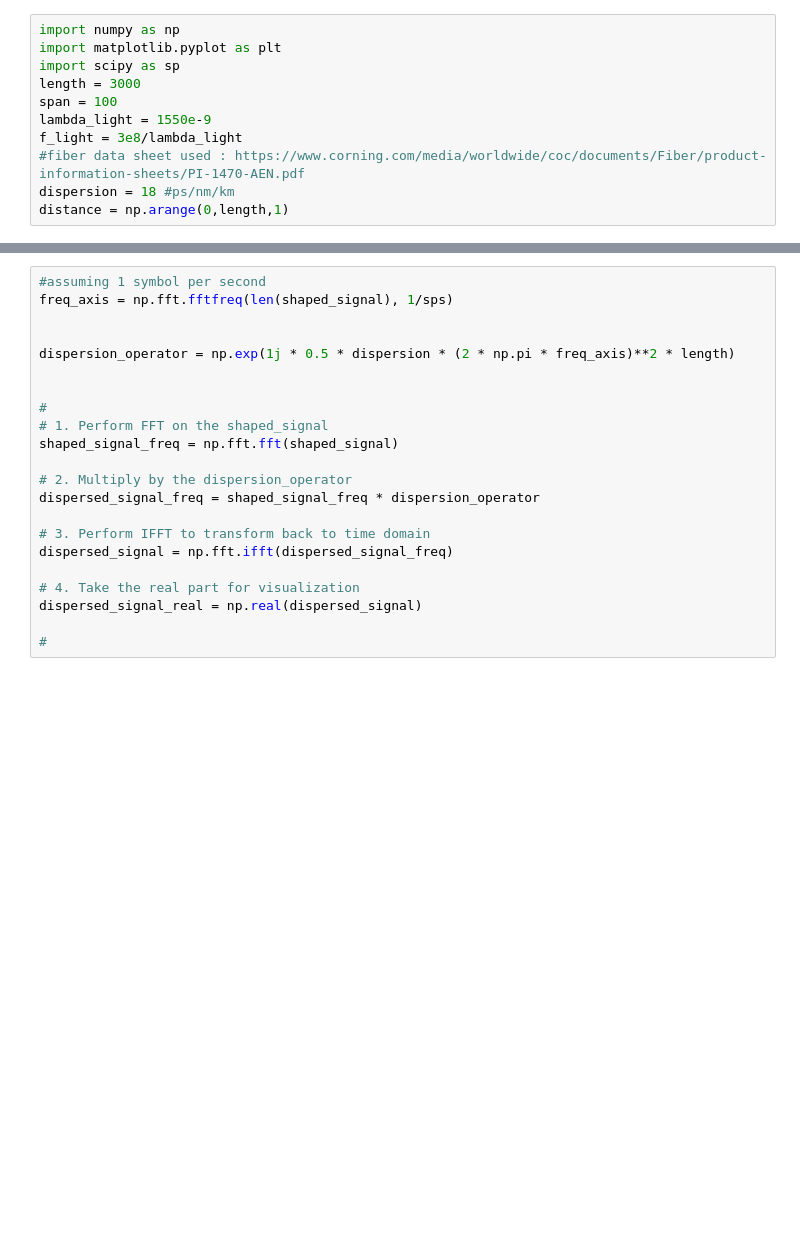
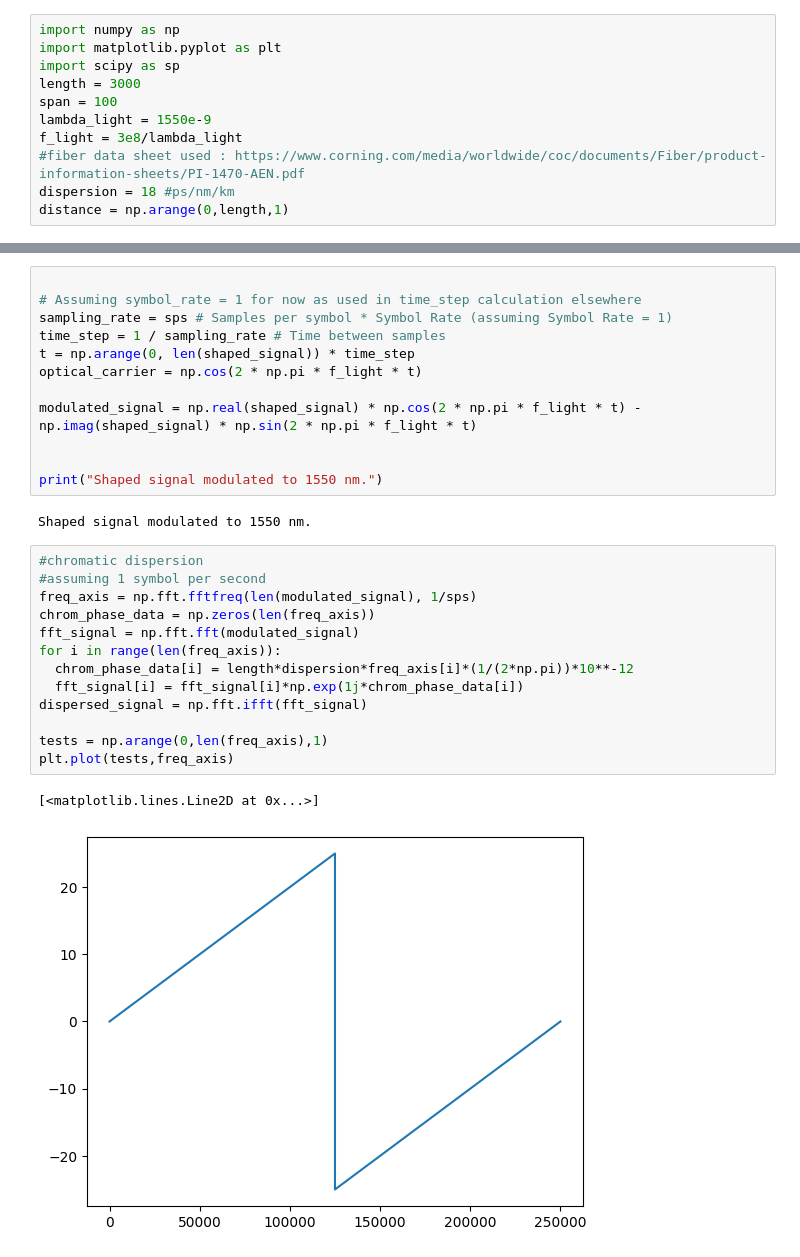
Before and after one commit to EnochYounceSAIC/FiberOptics, a Jupyter notebook: weektwo/chromatic_dispersion.ipynb, the cells around one changed output, grey strips where cells are left out. Cells and saved outputs as stored; diff of their text form; blank space fills up the shorter version.

```diff
--- a/weektwo/chromatic_dispersion.ipynb
+++ b/weektwo/chromatic_dispersion.ipynb
@@ -104,23 +215,31 @@ Text(0, 0.5, 'Amplitude')
-# %%
-#assuming 1 symbol per second
-freq_axis = np.fft.fftfreq(len(shaped_signal), 1/sps)
-
-
-dispersion_operator = np.exp(1j * 0.5 * dispersion * (2 * np.pi * freq_axis)**2 * length)
-
-
-#
-# 1. Perform FFT on the shaped_signal
-shaped_signal_freq = np.fft.fft(shaped_signal)
-
-# 2. Multiply by the dispersion_operator
-dispersed_signal_freq = shaped_signal_freq * dispersion_operator
-
-# 3. Perform IFFT to transform back to time domain
-dispersed_signal = np.fft.ifft(dispersed_signal_freq)
-
-# 4. Take the real part for visualization
-dispersed_signal_real = np.real(dispersed_signal)
-
-#
+# %%
+
+# Assuming symbol_rate = 1 for now as used in time_step calculation elsewhere
+sampling_rate = sps # Samples per symbol * Symbol Rate (assuming Symbol Rate = 1)
+time_step = 1 / sampling_rate # Time between samples
+t = np.arange(0, len(shaped_signal)) * time_step
+optical_carrier = np.cos(2 * np.pi * f_light * t)
+
+modulated_signal = np.real(shaped_signal) * np.cos(2 * np.pi * f_light * t) - np.imag(shaped_signal) * np.sin(2 * np.pi * f_light * t)
+
+
+print("Shaped signal modulated to 1550 nm.")
+# %% [output]
+Shaped signal modulated to 1550 nm.
+# %%
+#chromatic dispersion
+#assuming 1 symbol per second
+freq_axis = np.fft.fftfreq(len(modulated_signal), 1/sps)
+chrom_phase_data = np.zeros(len(freq_axis))
+fft_signal = np.fft.fft(modulated_signal)
+for i in range(len(freq_axis)):
+  chrom_phase_data[i] = length*dispersion*freq_axis[i]*(1/(2*np.pi))*10**-12
+  fft_signal[i] = fft_signal[i]*np.exp(1j*chrom_phase_data[i])
+dispersed_signal = np.fft.ifft(fft_signal)
+
+tests = np.arange(0,len(freq_axis),1)
+plt.plot(tests,freq_axis)
+# %% [output]
+[<matplotlib.lines.Line2D at 0x...>]
+[figure, added]
 # %%
```
Also changed, not shown: parts of 13 cells of this notebook.
